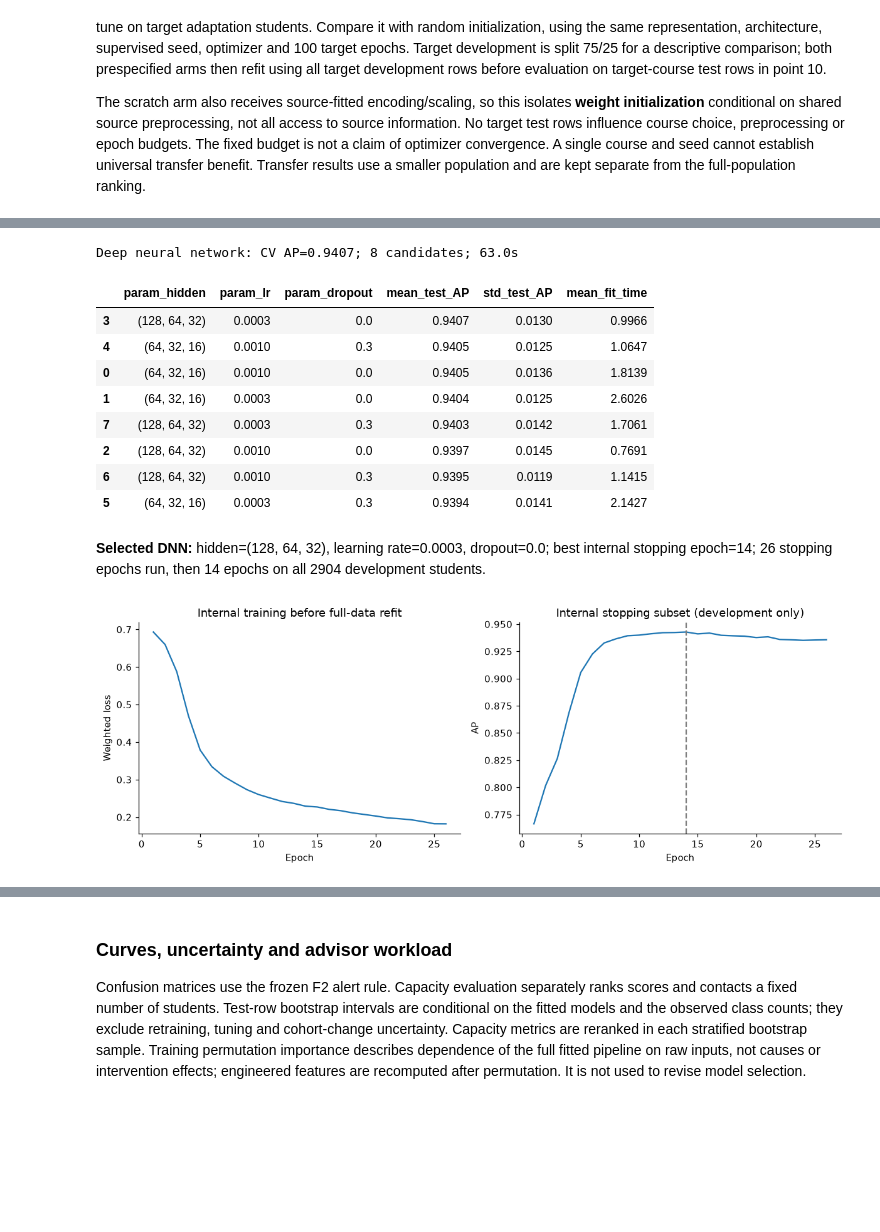
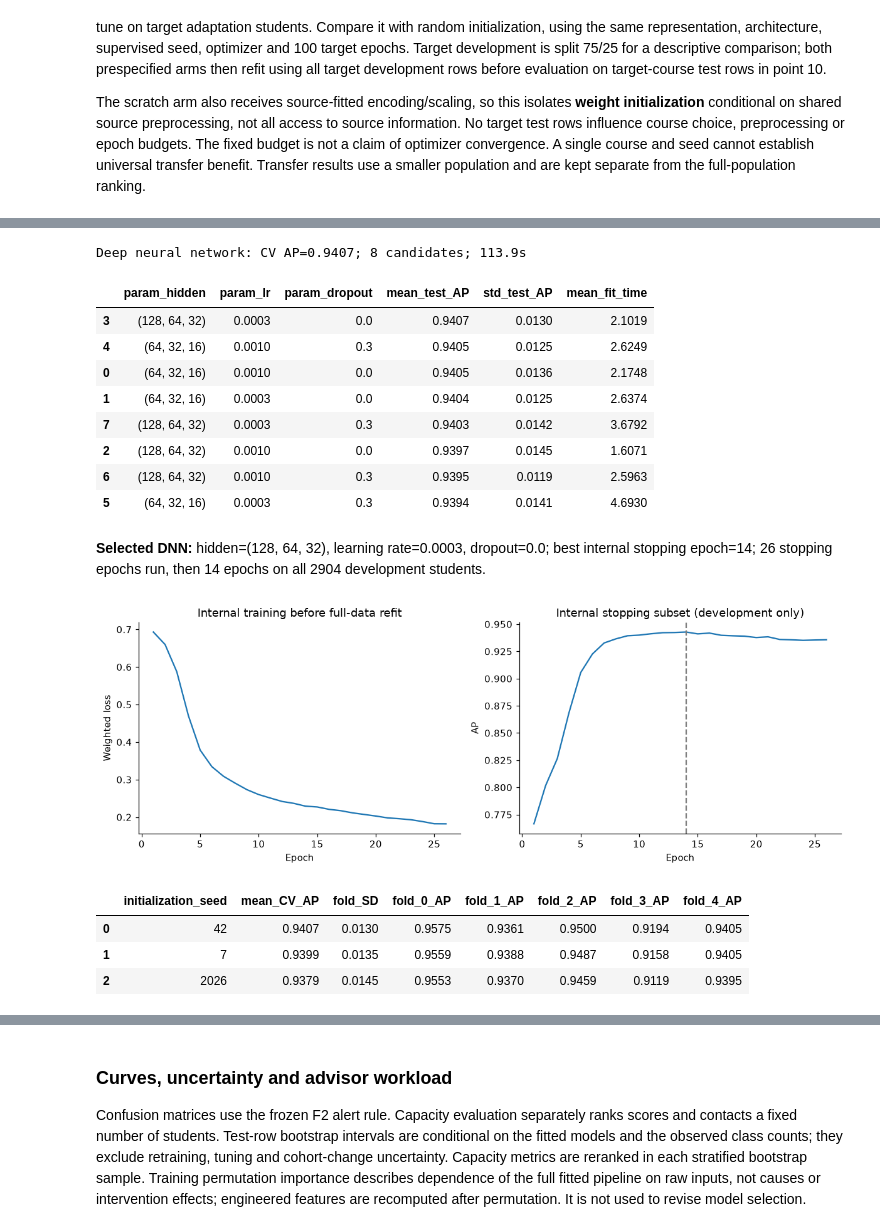
Before and after one commit to FredrikNymoen/IT3212, a Jupyter notebook: notebooks/assignment3/student_dropout_combined.ipynb, the cells around one changed output, grey strips where cells are left out. Cells and saved outputs as stored; diff of their text form; code cells hidden in the pictures; blank space fills up the shorter version.

```diff
--- a/notebooks/assignment3/student_dropout_combined.ipynb
+++ b/notebooks/assignment3/student_dropout_combined.ipynb
@@ -954,6 +1006,10 @@ class TorchBinaryClassifier(ClassifierMixin, BaseEstimator):
         start = perf_counter()
         y_array = np.array(y, dtype=int, copy=True)
         train_idx, stop_idx = profile_holdout(X, y_array, n_splits=7)
+        self.internal_train_rows_ = len(train_idx)
+        self.internal_stop_rows_ = len(stop_idx)
+        self.internal_train_counts_ = np.bincount(y_array[train_idx], minlength=2).tolist()
+        self.internal_stop_counts_ = np.bincount(y_array[stop_idx], minlength=2).tolist()
         stopping_prep = self._representation()
         train_Z = stopping_prep.fit_transform(X.iloc[train_idx], y_array[train_idx]).astype(np.float32)
         stop_Z = stopping_prep.transform(X.iloc[stop_idx]).astype(np.float32)
@@ -992,44 +1048,91 @@ class TorchBinaryClassifier(ClassifierMixin, BaseEstimator):
         return self
 
     def predict_proba(self, X):
         return tensor_proba(self.net_, self.preprocessor_.transform(X).astype(np.float32))
 
     def predict(self, X):
         return self.classes_[self.predict_proba(X).argmax(axis=1)]
 
 
 run_search('Deep neural network', TorchBinaryClassifier(use_log=USE_LOG, rare=USE_RARE),
     [{'hidden': [(64, 32, 16), (128, 64, 32)], 'lr': [.001, .0003], 'dropout': [0., .3]}],
     'deep network', representations=False)
 oof_rows.append(register_oof('Deep neural network'))
 dnn = records['Deep neural network']['model']
 display(pd.DataFrame(searches['Deep neural network'].cv_results_)[
     ['param_hidden', 'param_lr', 'param_dropout', 'mean_test_AP', 'std_test_AP', 'mean_fit_time']]
     .sort_values('mean_test_AP', ascending=False).round(4))
 display(Markdown(f'**Selected DNN:** hidden={dnn.hidden}, learning rate={dnn.lr}, dropout={dnn.dropout}; '
     f'best internal stopping epoch={dnn.best_epoch_}; {dnn.stopping_epochs_} stopping epochs run, '
     f'then {dnn.best_epoch_} epochs on all {len(X_dev)} development students.'))
 dnn.history_.to_csv(RESULTS / 'dnn_stopping_history.csv', index=False)
+dnn_metadata = {
+    'input_dim': dnn.net_.hidden[0].in_features,
+    'hidden': list(dnn.hidden), 'output_logits': dnn.net_.output.out_features,
+    'parameters': sum(p.numel() for p in dnn.net_.parameters()),
+    'best_epoch': dnn.best_epoch_, 'stopping_epochs': dnn.stopping_epochs_,
+    'max_epochs': dnn.max_epochs, 'patience': dnn.patience,
+    'internal_train_rows': dnn.internal_train_rows_, 'internal_stop_rows': dnn.internal_stop_rows_,
+    'development_rows': len(X_dev), 'test_rows': len(X_test),
+    'learning_rate': dnn.lr, 'dropout': dnn.dropout, 'batch_size': 128,
+    'weight_decay': 1e-4, 'seed': SEED,
+    'internal_train_class_counts': dnn.internal_train_counts_,
+    'internal_stop_class_counts': dnn.internal_stop_counts_,
+    'stopping_splitter': 'StratifiedGroupKFold, 7 folds, shuffled with seed 42; retained profiles grouped',
+    'class_counts': np.bincount(y_dev, minlength=2).tolist(),
+    'loss_weights': (len(y_dev)/(2*np.bincount(y_dev, minlength=2))).tolist(),
+}
+(RESULTS / 'dnn_metadata.json').write_text(json.dumps(dnn_metadata, indent=2), encoding='utf-8')
+pd.DataFrame({'epoch': np.arange(1, len(dnn.refit_losses_)+1),
+              'weighted_training_loss': dnn.refit_losses_}).to_csv(RESULTS / 'dnn_refit_history.csv', index=False)
 fig, axes = plt.subplots(1, 2, figsize=(11, 4))
 axes[0].plot(dnn.history_.epoch, dnn.history_.train_weighted_loss)
 axes[0].set(xlabel='Epoch', ylabel='Weighted loss', title='Internal training before full-data refit')
 axes[1].plot(dnn.history_.epoch, dnn.history_.stopping_AP)
 axes[1].axvline(dnn.best_epoch_, color='grey', linestyle='--')
 axes[1].set(xlabel='Epoch', ylabel='AP', title='Internal stopping subset (development only)')
 save_figure(fig, '03_deep_network_learning.png')
+
+# Initialization sensitivity only: fixed selected settings, fixed development folds.
+# These runs neither select a new seed nor change the model recommendation.
+seed_rows = []
+start_seed_check = perf_counter()
+selected_search = searches['Deep neural network']
+for initialization_seed in [42, 7, 2026]:
+    if initialization_seed == SEED:
+        fold_AP = np.array([selected_search.cv_results_[f'split{i}_test_AP'][selected_search.best_index_]
+                            for i in range(len(FOLDS))])
+    else:
+        seed_cv = cross_validate(clone(dnn).set_params(seed=initialization_seed), X_dev, y_dev,
+            cv=FOLDS, scoring='average_precision', n_jobs=1, error_score='raise')
+        fold_AP = seed_cv['test_score']
+    seed_rows.append({'initialization_seed': initialization_seed,
+        'mean_CV_AP': float(np.mean(fold_AP)), 'fold_SD': float(np.std(fold_AP)),
+        **{f'fold_{i}_AP': float(value) for i, value in enumerate(fold_AP)}})
+seed_sensitivity = pd.DataFrame(seed_rows)
+seed_sensitivity.to_csv(RESULTS / 'dnn_seed_sensitivity.csv', index=False)
+(RESULTS / 'dnn_seed_protocol.json').write_text(json.dumps({
+    'seeds': [42, 7, 2026], 'fixed_split_seed': SEED, 'selection_seed': SEED,
+    'protocol': 'selected architecture only; development CV only; no seed selection or extra test evaluation',
+    'additional_seconds': perf_counter()-start_seed_check}, indent=2), encoding='utf-8')
+display(seed_sensitivity.round(4))
 # %% [output]
-Deep neural network: CV AP=0.9407; 8 candidates; 63.0s
+Deep neural network: CV AP=0.9407; 8 candidates; 113.9s
 |  | param_hidden | param_lr | param_dropout | mean_test_AP | std_test_AP | mean_fit_time |
-| 3 | (128, 64, 32) | 0.0003 | 0.0 | 0.9407 | 0.0130 | 0.9966 |
-| 4 | (64, 32, 16) | 0.0010 | 0.3 | 0.9405 | 0.0125 | 1.0647 |
-| 0 | (64, 32, 16) | 0.0010 | 0.0 | 0.9405 | 0.0136 | 1.8139 |
-| 1 | (64, 32, 16) | 0.0003 | 0.0 | 0.9404 | 0.0125 | 2.6026 |
-| 7 | (128, 64, 32) | 0.0003 | 0.3 | 0.9403 | 0.0142 | 1.7061 |
-| 2 | (128, 64, 32) | 0.0010 | 0.0 | 0.9397 | 0.0145 | 0.7691 |
-| 6 | (128, 64, 32) | 0.0010 | 0.3 | 0.9395 | 0.0119 | 1.1415 |
-| 5 | (64, 32, 16) | 0.0003 | 0.3 | 0.9394 | 0.0141 | 2.1427 |
+| 3 | (128, 64, 32) | 0.0003 | 0.0 | 0.9407 | 0.0130 | 2.1019 |
+| 4 | (64, 32, 16) | 0.0010 | 0.3 | 0.9405 | 0.0125 | 2.6249 |
+| 0 | (64, 32, 16) | 0.0010 | 0.0 | 0.9405 | 0.0136 | 2.1748 |
+| 1 | (64, 32, 16) | 0.0003 | 0.0 | 0.9404 | 0.0125 | 2.6374 |
+| 7 | (128, 64, 32) | 0.0003 | 0.3 | 0.9403 | 0.0142 | 3.6792 |
+| 2 | (128, 64, 32) | 0.0010 | 0.0 | 0.9397 | 0.0145 | 1.6071 |
+| 6 | (128, 64, 32) | 0.0010 | 0.3 | 0.9395 | 0.0119 | 2.5963 |
+| 5 | (64, 32, 16) | 0.0003 | 0.3 | 0.9394 | 0.0141 | 4.6930 |
 **Selected DNN:** hidden=(128, 64, 32), learning rate=0.0003, dropout=0.0; best internal stopping epoch=14; 26 stopping epochs run, then 14 epochs on all 2904 development students.
 [figure]
+|  | initialization_seed | mean_CV_AP | fold_SD | fold_0_AP | fold_1_AP | fold_2_AP | fold_3_AP | fold_4_AP |
+| 0 | 42 | 0.9407 | 0.0130 | 0.9575 | 0.9361 | 0.9500 | 0.9194 | 0.9405 |
+| 1 | 7 | 0.9399 | 0.0135 | 0.9559 | 0.9388 | 0.9487 | 0.9158 | 0.9405 |
+| 2 | 2026 | 0.9379 | 0.0145 | 0.9553 | 0.9370 | 0.9459 | 0.9119 | 0.9395 |
 # %% [markdown]
 ## 10. Compare complexity, computation time and classification performance
 
```
Also changed, not shown: parts of 15 cells of this notebook, 42 other files.
